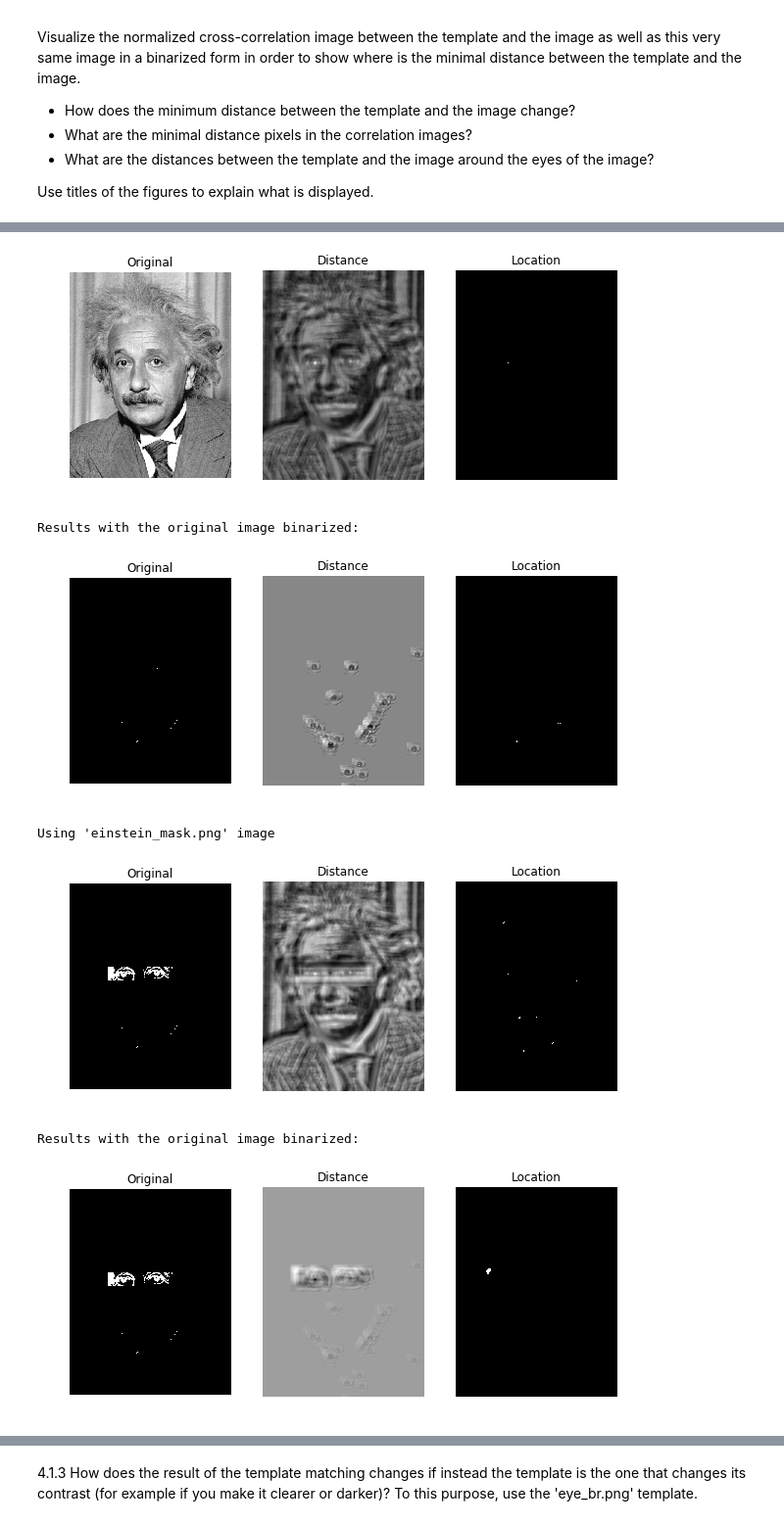
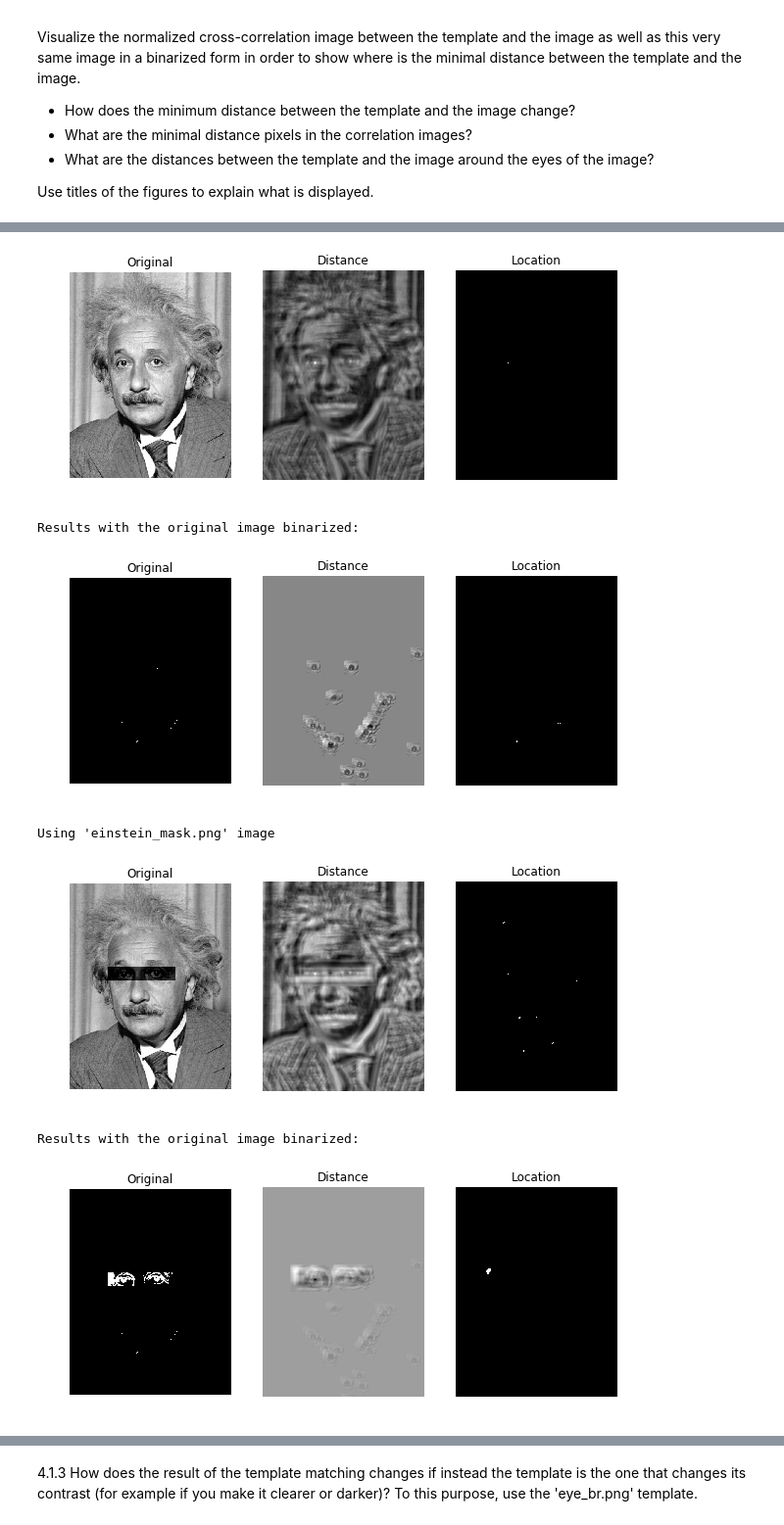
Before and after one commit to leRoderic/VA_19, a Jupyter notebook: P4/P4_JoelBolwijn_RodrigoCabezas.ipynb, the cells around one changed output, grey strips where cells are left out. Shown at 98% size. Saved outputs shown, nothing was run; the diff lists cells and outputs as text; code cells hidden in the pictures.

```diff
--- a/P4/P4_JoelBolwijn_RodrigoCabezas.ipynb
+++ b/P4/P4_JoelBolwijn_RodrigoCabezas.ipynb
@@ -116,27 +116,27 @@ Visualize the normalized cross-correlation image between the template and the im
 Use titles of the figures to explain what is displayed.
 # %%
 ebr = rgb2gray(io.imread('./images/einstein_br.png'))
-ebr_bin = np.where(ebr <= 0.5, 1, 0)
+ebr_bin = np.where(ebr <= 0.1, 1, 0)
 emsk = rgb2gray(io.imread('./images/einstein_mask.png'))
-emsk_bin = np.where(emsk <= 0.5, 1, 0)
+emsk_bin = np.where(emsk <= 0.3, 1, 0)
 
 cr_ebr, cr_emsk = cross_correlation_match(ebr, eye), cross_correlation_match(emsk, eye)
 cr_ebr_bin, cr_emsk_bin = cross_correlation_match(ebr_bin, eye), cross_correlation_match(emsk_bin, eye)
 titles = ["Original", "Distance", "Location"]
 
 plot_n_images(3, [ebr, cr_ebr, cr_ebr > 0.8], titles, "Using 'einstein_br.png' image", 'gray')
 print("Results with the original image binarized:")
 plot_n_images(3, [ebr_bin, cr_ebr_bin, cr_ebr_bin > 0.8], titles, "", 'gray')
-plot_n_images(3, [emsk_bin, cr_emsk, cr_emsk > 0.8], titles, "Using 'einstein_mask.png' image", 'gray')
+plot_n_images(3, [emsk, cr_emsk, cr_emsk > 0.8], titles, "Using 'einstein_mask.png' image", 'gray')
 print("Results with the original image binarized:")
 plot_n_images(3, [emsk_bin, cr_emsk_bin, cr_emsk_bin > 0.8], titles, "", 'gray')
 # %% [output]
 Using 'einstein_br.png' image
 [figure]
 Results with the original image binarized:
 [figure]
 Using 'einstein_mask.png' image
-[figure, old version]
+[figure, new version]
 Results with the original image binarized:
 [figure]
 # %% [markdown]
```
Also changed, not shown: parts of 7 cells of this notebook.
